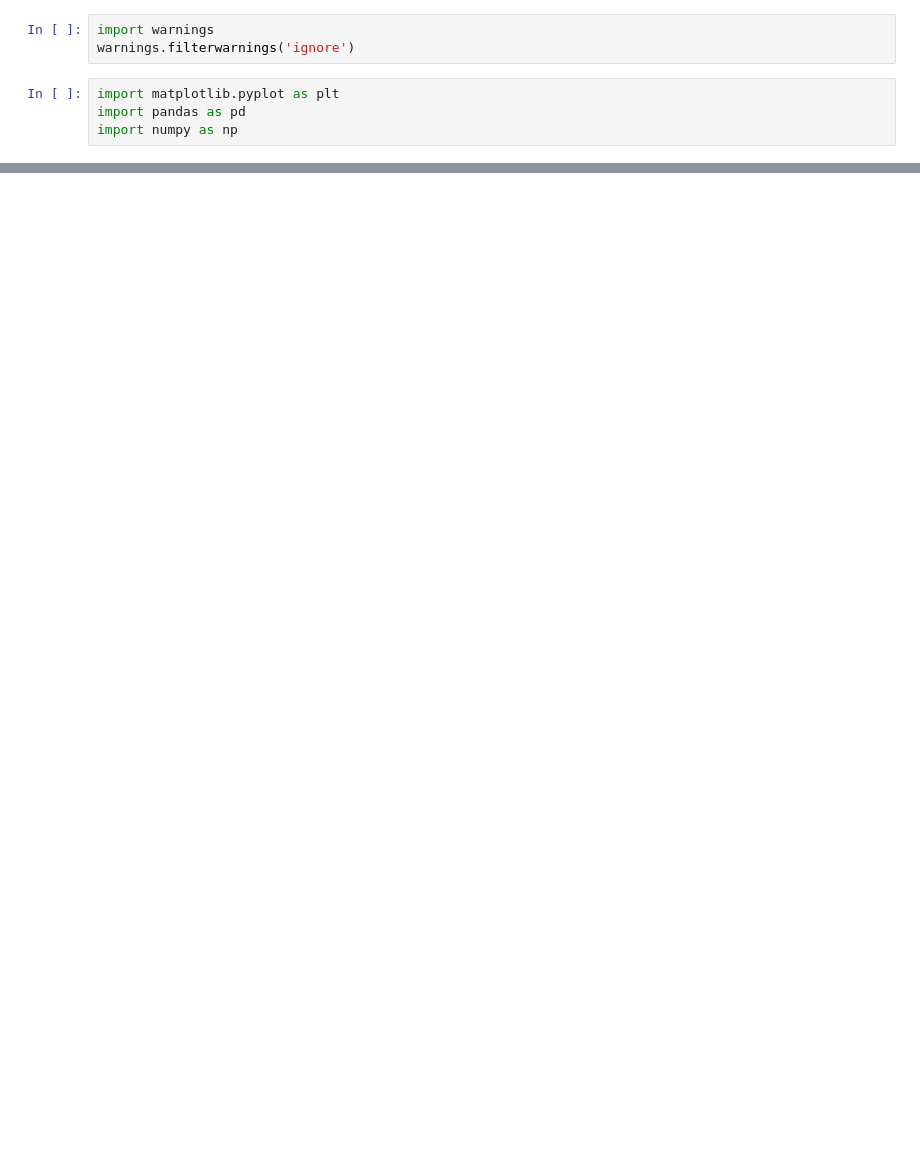
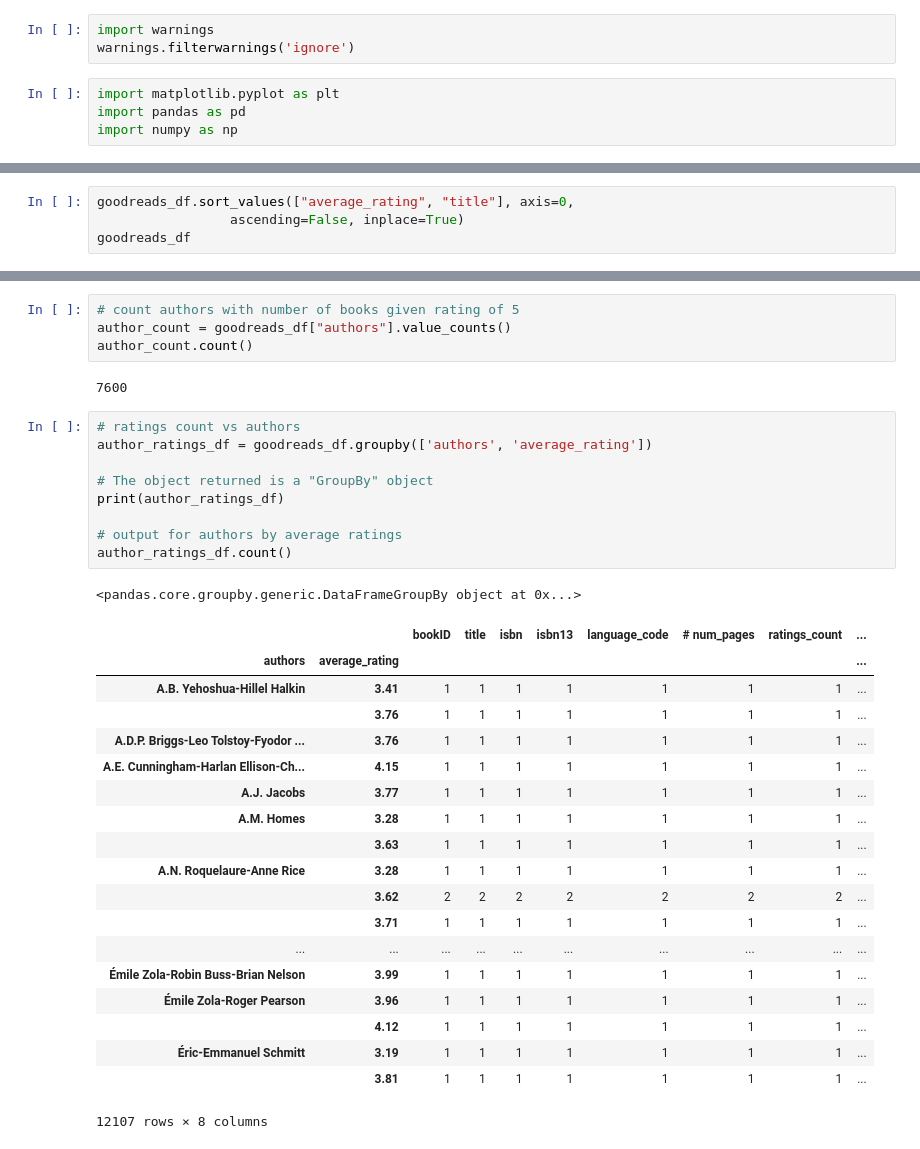
Before and after one commit to manmita7/BookBeasts, a Jupyter notebook: BookBeasts.ipynb, the cells around one changed output, grey strips where cells are left out. Drawn from its saved outputs; the diff is of its cells as text; blank space fills up the shorter version.

Commit message:
Add files via upload
goodreads analysis

```diff
--- a/BookBeasts.ipynb
+++ b/BookBeasts.ipynb
@@ -44,0 +103,4 @@ top100_df.head()
+# %%
+goodreads_df.sort_values(["average_rating", "title"], axis=0,
+                 ascending=False, inplace=True)
+goodreads_df
@@ -44,0 +126,36 @@ top100_df.head()
+# %%
+# count authors with number of books given rating of 5
+author_count = goodreads_df["authors"].value_counts()
+author_count.count()
+# %% [output]
+7600
+# %%
+# ratings count vs authors
+author_ratings_df = goodreads_df.groupby(['authors', 'average_rating'])
+
+# The object returned is a "GroupBy" object
+print(author_ratings_df)
+
+# output for authors by average ratings
+author_ratings_df.count()
+# %% [output]
+<pandas.core.groupby.generic.DataFrameGroupBy object at 0x...>
+|  |  | bookID | title | isbn | isbn13 | language_code | # num_pages | ratings_count | ... |
+| authors | average_rating |  |  |  |  |  |  |  | ... |
+| A.B. Yehoshua-Hillel Halkin | 3.41 | 1 | 1 | 1 | 1 | 1 | 1 | 1 | ... |
+|  | 3.76 | 1 | 1 | 1 | 1 | 1 | 1 | 1 | ... |
+| A.D.P. Briggs-Leo Tolstoy-Fyodor ... | 3.76 | 1 | 1 | 1 | 1 | 1 | 1 | 1 | ... |
+| A.E. Cunningham-Harlan Ellison-Ch... | 4.15 | 1 | 1 | 1 | 1 | 1 | 1 | 1 | ... |
+| A.J. Jacobs | 3.77 | 1 | 1 | 1 | 1 | 1 | 1 | 1 | ... |
+| A.M. Homes | 3.28 | 1 | 1 | 1 | 1 | 1 | 1 | 1 | ... |
+|  | 3.63 | 1 | 1 | 1 | 1 | 1 | 1 | 1 | ... |
+| A.N. Roquelaure-Anne Rice | 3.28 | 1 | 1 | 1 | 1 | 1 | 1 | 1 | ... |
+|  | 3.62 | 2 | 2 | 2 | 2 | 2 | 2 | 2 | ... |
+|  | 3.71 | 1 | 1 | 1 | 1 | 1 | 1 | 1 | ... |
+| ... | ... | ... | ... | ... | ... | ... | ... | ... | ... |
+| Émile Zola-Robin Buss-Brian Nelson | 3.99 | 1 | 1 | 1 | 1 | 1 | 1 | 1 | ... |
+| Émile Zola-Roger Pearson | 3.96 | 1 | 1 | 1 | 1 | 1 | 1 | 1 | ... |
+|  | 4.12 | 1 | 1 | 1 | 1 | 1 | 1 | 1 | ... |
+| Éric-Emmanuel Schmitt | 3.19 | 1 | 1 | 1 | 1 | 1 | 1 | 1 | ... |
+|  | 3.81 | 1 | 1 | 1 | 1 | 1 | 1 | 1 | ... |
+12107 rows × 8 columns
```
Also changed, not shown: parts of 8 cells of this notebook.
